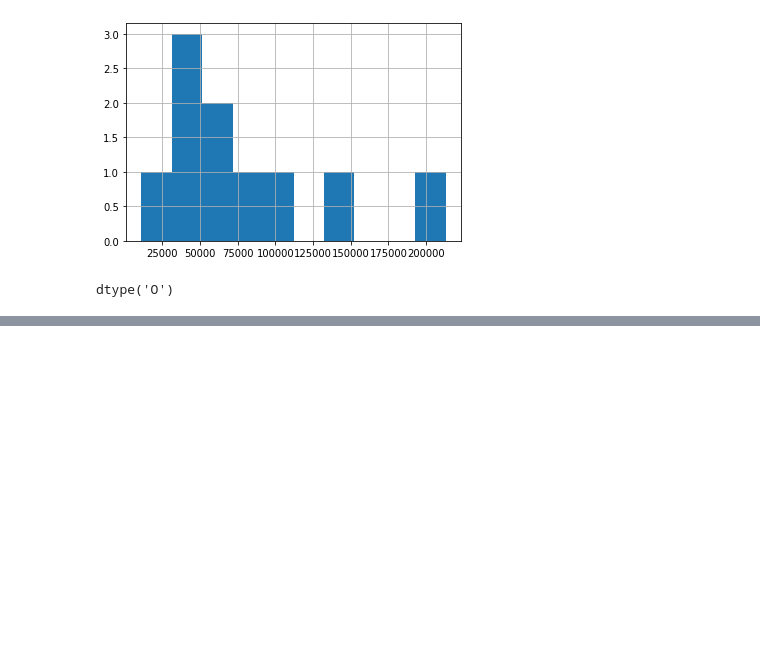
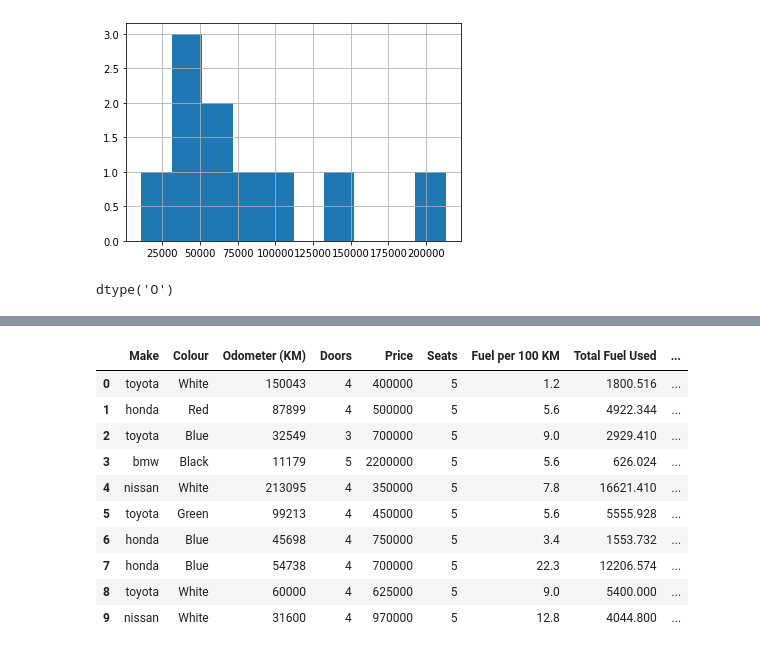
Before and after one commit to Jai3-ui/Machine-Learning-, a Jupyter notebook: Libraries/Pandas/Pandas.ipynb, the cells around one changed output, grey strips where cells are left out. Saved outputs shown, nothing was run; the diff lists cells and outputs as text; code cells hidden in the pictures; blank space fills up the shorter version.

```diff
--- a/Libraries/Pandas/Pandas.ipynb
+++ b/Libraries/Pandas/Pandas.ipynb
@@ -306,0 +342,2 @@ car_sales
+# %%
+car_sales["Make"]=car_sales["Make"].str.lower()
@@ -306,0 +459,6 @@ car_sales
+# %%
+# Column from Series
+seats=pd.Series([2,6,5,4,6,3,2])
+# New Column Addition in Car_Sales
+car_sales["Seats"]=seats
+car_sales
@@ -306,0 +505,4 @@ car_sales
+# %%
+# Column from List
+fuel_economy=[1.2,5.6,9.0,5.6,7.8,5.6,3.4,22.3,9.0,12.8]
+car_sales["Fuel per 100 KM"]=fuel_economy
@@ -306,0 +523,2 @@ car_sales
+# %%
+car_sales["Total Fuel Used(L)"]=car_sales["Odometer (KM)"]/100*car_sales["Fuel per 100 KM"]
@@ -306,0 +539,15 @@ car_sales
+# %%
+car_sales["Number of Wheels"]=4
+car_sales
+# %% [output]
+|  | Make | Colour | Odometer (KM) | Doors | Price | Seats | Fuel per 100 KM | Total Fuel Used | ... |
+| 0 | toyota | White | 150043 | 4 | 400000 | 5 | 1.2 | 1800.516 | ... |
+| 1 | honda | Red | 87899 | 4 | 500000 | 5 | 5.6 | 4922.344 | ... |
+| 2 | toyota | Blue | 32549 | 3 | 700000 | 5 | 9.0 | 2929.410 | ... |
+| 3 | bmw | Black | 11179 | 5 | 2200000 | 5 | 5.6 | 626.024 | ... |
+| 4 | nissan | White | 213095 | 4 | 350000 | 5 | 7.8 | 16621.410 | ... |
+| 5 | toyota | Green | 99213 | 4 | 450000 | 5 | 5.6 | 5555.928 | ... |
+| 6 | honda | Blue | 45698 | 4 | 750000 | 5 | 3.4 | 1553.732 | ... |
+| 7 | honda | Blue | 54738 | 4 | 700000 | 5 | 22.3 | 12206.574 | ... |
+| 8 | toyota | White | 60000 | 4 | 625000 | 5 | 9.0 | 5400.000 | ... |
+| 9 | nissan | White | 31600 | 4 | 970000 | 5 | 12.8 | 4044.800 | ... |
```
Also changed, not shown: parts of 31 cells of this notebook, 1 other file.
